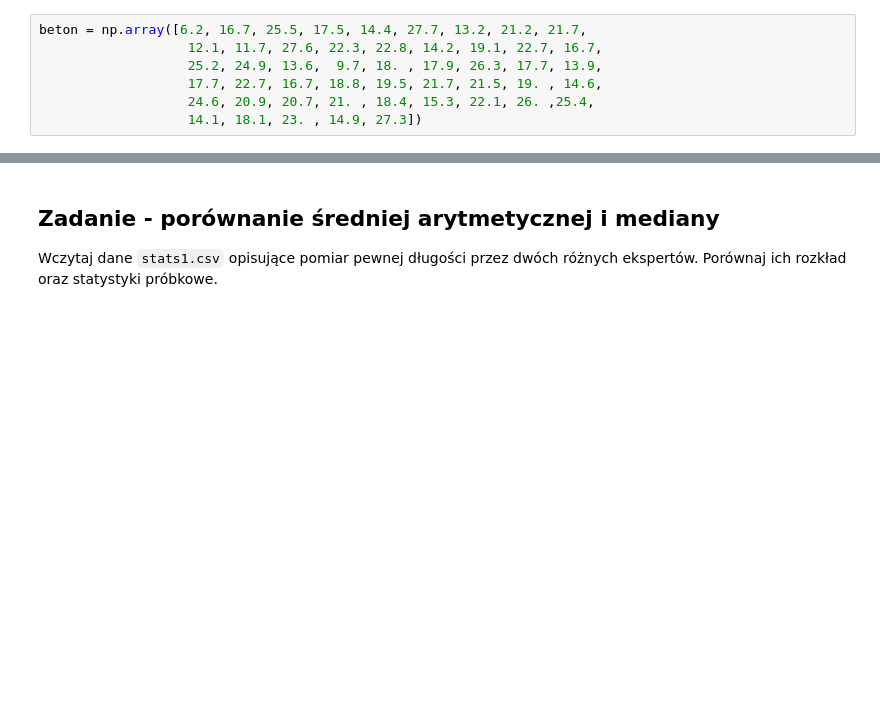
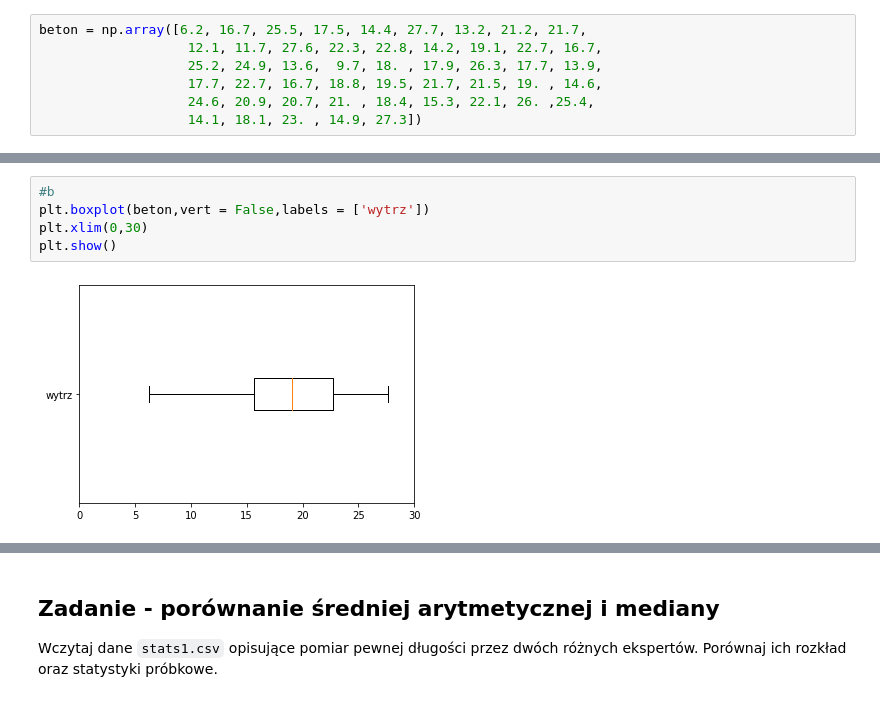
Before and after one commit to mdabrowski-phd/ds250223_stat, a Jupyter notebook: 01_statystyka_opisowa/01_statystyki_opisowe.ipynb, the cells around one changed output, grey strips where cells are left out. Cells and saved outputs as stored; diff of their text form; blank space fills up the shorter version.

```diff
--- a/01_statystyka_opisowa/01_statystyki_opisowe.ipynb
+++ b/01_statystyka_opisowa/01_statystyki_opisowe.ipynb
@@ -68,0 +115,7 @@ beton = np.array([6.2, 16.7, 25.5, 17.5, 14.4, 27.7, 13.2, 21.2, 21.7,
+# %%
+#b
+plt.boxplot(beton,vert = False,labels = ['wytrz'])
+plt.xlim(0,30)
+plt.show()
+# %% [output]
+[figure, added]
```
Also changed, not shown: parts of 19 cells of this notebook, 1 other file.
